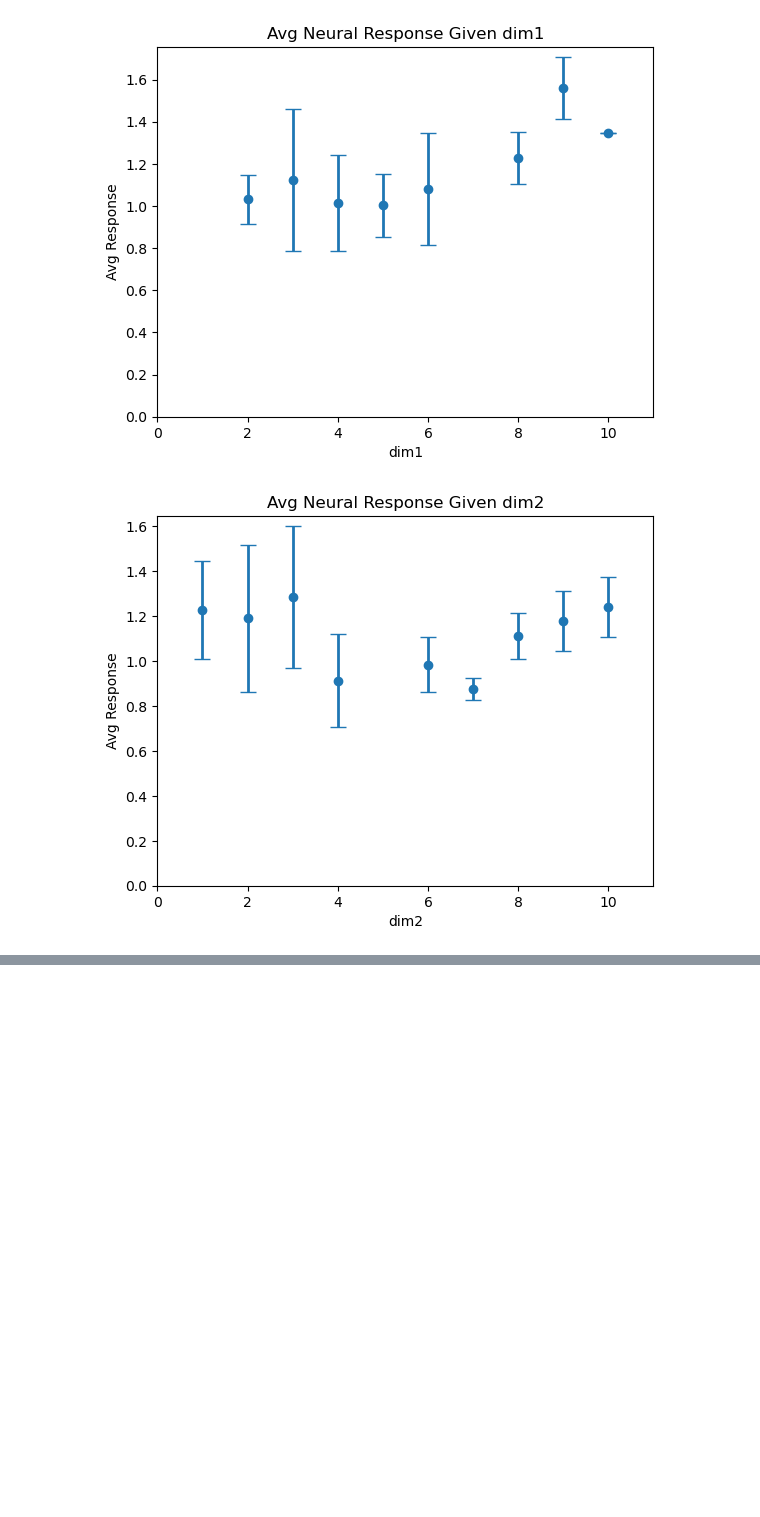
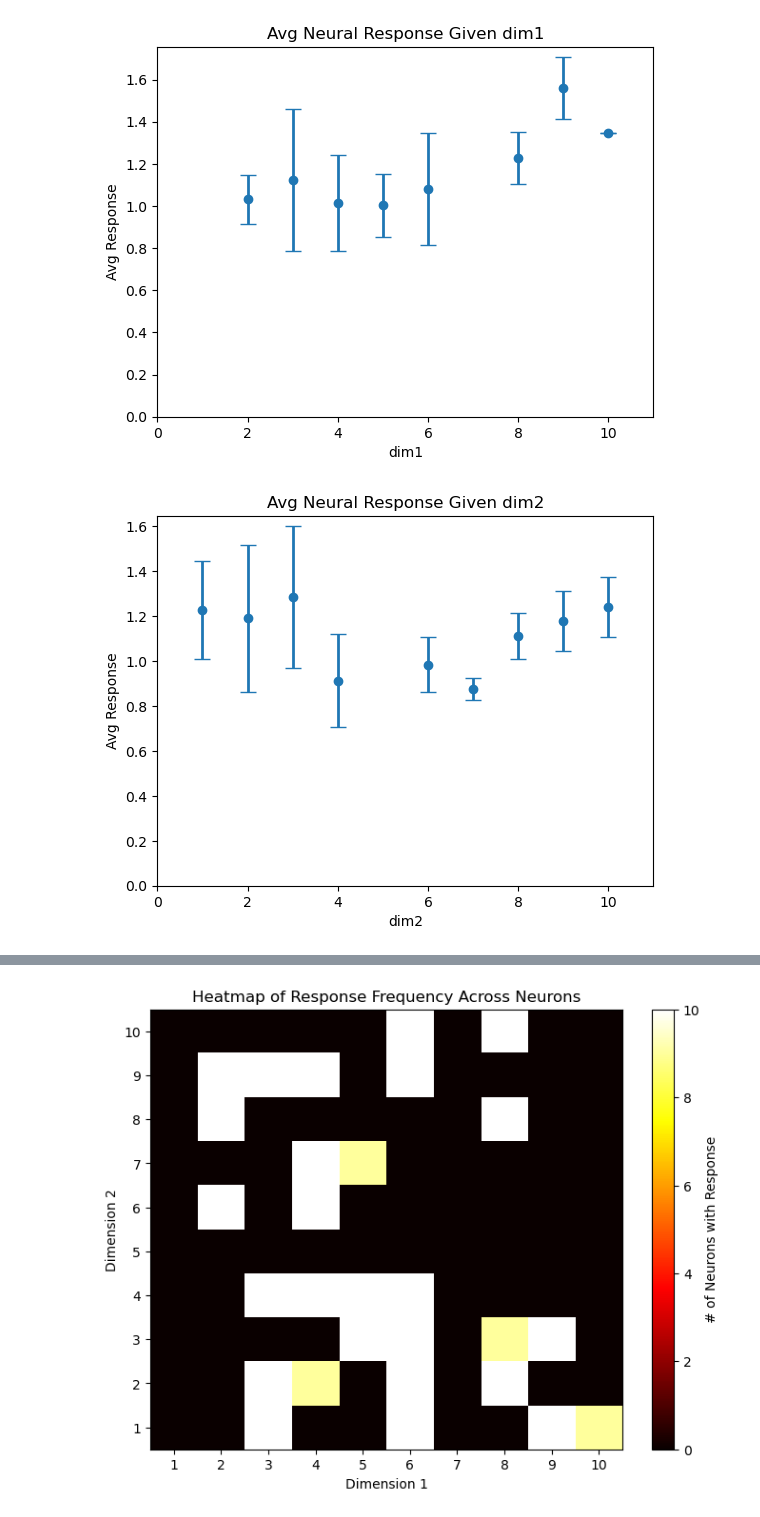
Before and after one commit to JoshuaGalla/VisSimData, a Jupyter notebook: analysis/sim_data_analysis.ipynb, the cells around one changed output, grey strips where cells are left out. Cells and saved outputs as stored; diff of their text form; code cells hidden in the pictures; blank space fills up the shorter version.

```diff
--- a/analysis/sim_data_analysis.ipynb
+++ b/analysis/sim_data_analysis.ipynb
@@ -627,0 +695,61 @@ With an increased sample size in both neurons and sampling size however, these r
+# %%
+def response_heatmap_analysis(stim_data, neuron):
+
+    all_combos = np.array([(x, y) for x in param1 for y in param2])
+
+    response_master_map = {}
+    for row in all_combos:
+        response_master_map[tuple(row)] = 0
+
+    if neuron == 'all':
+        for neuron in neurons_responses_dict.keys():
+            all_combos, responses_map, avg_map, stim_responses, param1_frames, param2_frames = tuning_curves_analysis(stim_data, neuron)
+
+            #append response if greater than minimum response threshold (arbitrary value)
+            for combo, responses in responses_map.items():
+                for response in responses:
+                    if response >= 0.05:
+                        response_master_map[combo] += 1
+                        break
+
+    else:
+        all_combos, responses_map, avg_map, stim_responses, param1_frames, param2_frames = tuning_curves_analysis(stim_data, neuron)
+
+        #append response if greater than minimum response threshold (arbitrary value)
+        for combo, responses in responses_map.items():
+            for response in responses:
+                if response >= 0.05:
+                    response_master_map[combo] += 1
+
+    return response_master_map
+
+def response_heatmap_plot(stim_data, neuron):
+
+    response_master_map = response_heatmap_analysis(stim_data, neuron)
+
+    fig, ax = plt.subplots(figsize=(8, 6))
+
+    #create array by retrieving key tuple corresponding to appearance frequency
+    heatmap = np.zeros((len(param1), len(param2)))
+    for dim1_idx, dim1 in enumerate(param1):
+        for dim2_idx, dim2 in enumerate(param2):
+            heatmap[dim1_idx, dim2_idx] = response_master_map.get((dim1, dim2), 0)
+
+    plt.imshow(heatmap.T, cmap = 'hot', origin = 'lower', aspect = 'auto')
+    plt.xlabel('Dimension 1')
+    plt.ylabel('Dimension 2')
+    plt.xticks(np.arange(len(param2)), param2)
+    plt.yticks(np.arange(len(param1)), param1)
+
+    if neuron == 'all':
+        plt.colorbar(label='# of Neurons with Response')
+        plt.title(f'Heatmap of Response Frequency Across Neurons')
+    else:
+        plt.colorbar(label='# of Responses')
+        plt.title(f'Neuron {neuron} Heatmap of Response Frequency')
+
+    plt.show()
+
+response_heatmap_plot(stim_data, 'all')
+# %% [output]
+[figure, added]
```
Also changed, not shown: parts of 19 cells of this notebook.
